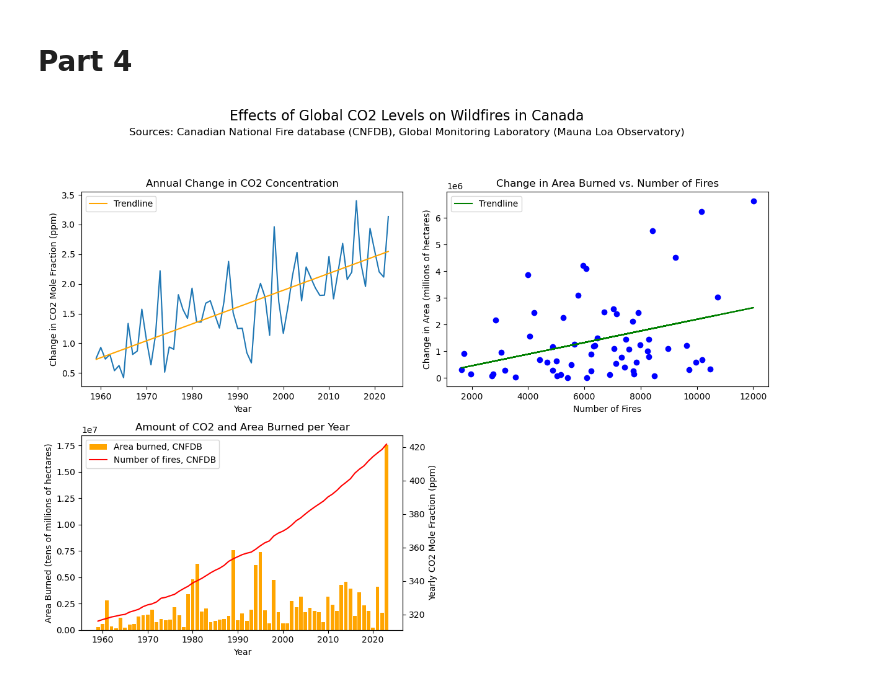
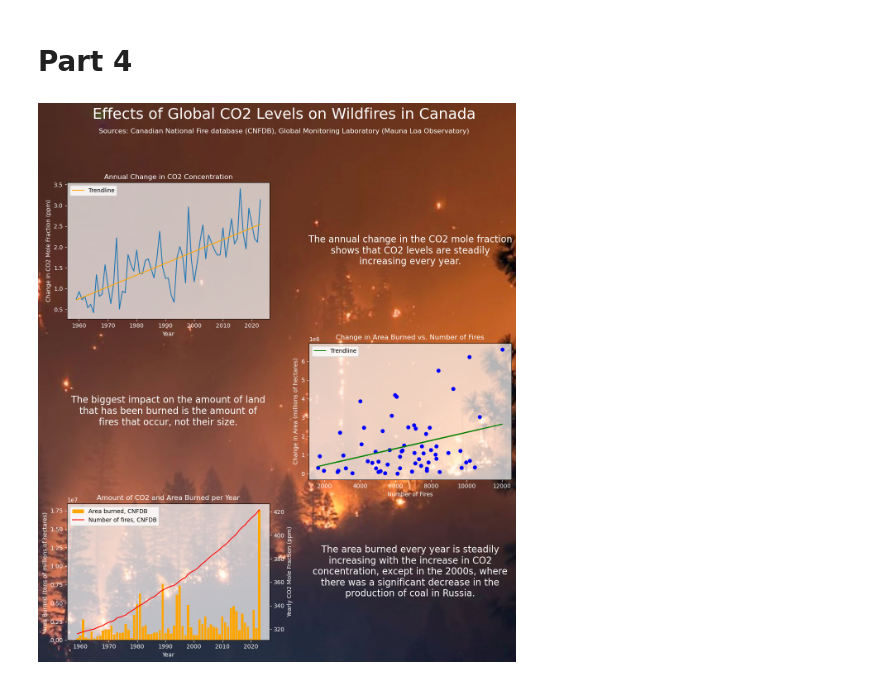
Before and after one commit to Ameridiem7903/ENDG310-Lab2, a Jupyter notebook: Lab2-data.ipynb, the cells around one changed output. Saved outputs shown, nothing was run; the diff lists cells and outputs as text; code cells hidden in the pictures.

Commit message:
Finished Infographic

```diff
--- a/Lab2-data.ipynb
+++ b/Lab2-data.ipynb
@@ -129,6 +129,7 @@ plt.show()
 # Part 4
 # %%
 import matplotlib.pyplot as plt
+import pandas as pd
 import numpy as np
 
 co2_data = pd.read_csv('Data/co2_mm_mlo.csv', comment = '#')
@@ -176,56 +177,79 @@ flipped_co2 = recent_co2[::-1]
 
 ###########################################################################################################################################
 
+plt.rcParams.update({'xtick.color': "white",
+                     'ytick.color': "white",
+                     'axes.labelcolor': "white"})
 # Create a figure with two rows and two columns of subplots
-bg_image = plt.imread('istockphoto-157384116-612x612.jpg')
-fig, axes = plt.subplots(nrows=2, ncols=2, figsize=(12, 8))
+bg_image = plt.imread('photo-1511027643875-5cbb0439c8f1.jpg')
+fig, axes = plt.subplots(nrows=3, ncols=2, figsize=(12, 12))
+fig.figimage(bg_image, zorder = -1)
+for ax in np.ravel(axes):
+    ax.patch.set_alpha(0.7)
 
 # First chart:
 axes[0, 0].plot(years, co2_difference)
 axes[0, 0].plot(years, predicted_values, label = 'Trendline', color = 'orange')
-axes[0, 0].set_title('Annual Change in CO2 Concentration')
+axes[0, 0].set_title('Annual Change in CO2 Concentration', color = 'white')
 axes[0, 0].set_xlabel('Year')
 axes[0, 0].set_ylabel('Change in CO2 Mole Fraction (ppm)')
 axes[0, 0].legend()
 
 # Second chart:
-axes[0, 1].scatter(fire_data, area_diff, color = 'blue')
-axes[0, 1].plot(fire_data, predicted_values2, label = 'Trendline', color = 'green')
-axes[0, 1].set_title('Change in Area Burned vs. Number of Fires')
-axes[0, 1].set_xlabel('Number of Fires')
-axes[0, 1].set_ylabel('Change in Area (millions of hectares)')
-axes[0, 1].legend()
+axes[1, 1].scatter(fire_data, area_diff, color = 'blue')
+axes[1, 1].plot(fire_data, predicted_values2, label = 'Trendline', color = 'green')
+axes[1, 1].set_title('Change in Area Burned vs. Number of Fires', color = 'white')
+axes[1, 1].set_xlabel('Number of Fires')
+axes[1, 1].set_ylabel('Change in Area (millions of hectares)')
+axes[1, 1].legend()
 
 # Third chart:
-ax3_0 = axes[1, 0]
+ax3_0 = axes[2, 0]
 ax3_1 = ax3_0.twinx()   # Create a secondary y-axis
-ax3_0.bar(data["YEAR"], data["TOTAL_HA"], color = 'orange', label = "Area burned, CNFDB")
+ax3_0.bar(wildfire_data["YEAR"], wildfire_data["TOTAL_HA"], color = 'orange', label = "Area burned, CNFDB")
 ax3_1.plot(wildfire_data["YEAR"], flipped_co2, color = 'red', label = "Number of fires, CNFDB")
-ax3_0.set_title('Amount of CO2 and Area Burned per Year')
+ax3_0.set_title('Amount of CO2 and Area Burned per Year', color = 'white')
 ax3_0.set_xlabel('Year')
 ax3_0.set_ylabel('Area Burned (tens of millions of hectares)')
 ax3_1.set_ylabel('Yearly CO2 Mole Fraction (ppm)')
 lines_0, labels_0 = ax3_0.get_legend_handles_labels()   # Add a legend for the dual y-axis chart
 lines_1, labels_1 = ax3_1.get_legend_handles_labels()
 ax3_0.legend(lines_0 + lines_1, labels_0 + labels_1, loc='upper left')
 
+# Text for analysing data
+co2_text = '''The annual change in the CO2 mole fraction
+shows that CO2 levels are steadily
+increasing every year.'''
+num_fires_text = '''The biggest impact on the amount of land
+that has been burned is the amount of
+fires that occur, not their size.'''
+fire_area_text = '''The area burned every year is steadily
+increasing with the increase in CO2
+concentration, except in the 2000s, where
+there was a significant decrease in the
+production of coal in Russia.'''
 # Hide the empty subplot in the lower right corner
-axes[1, 1].axis('off')
+axes[0, 1].axis('off')
+axes[0, 1].text(0.5, 0.5, co2_text, fontsize=16, ha='center', va='center', color='white')
+axes[1, 0].axis('off')
+axes[1, 0].text(0.5, 0.5, num_fires_text, fontsize=16, ha='center', va='center', color='white')
+axes[2, 1].axis('off')
+axes[2, 1].text(0.5, 0.5, fire_area_text, fontsize=16, ha='center', va='center', color='white')
 
 # Add text to the infographic
 text_x = 0.5  # X-coordinate for the text
 text_y = 1.1  # Y-coordinate for the text
-fig.text(text_x, text_y, 'Effects of Global CO2 Levels on Wildfires in Canada', fontsize=16, ha='center')
+fig.text(text_x, text_y, 'Effects of Global CO2 Levels on Wildfires in Canada', fontsize=26, ha='center', color = 'white')
 fig.text(text_x, text_y - 0.03, 'Sources: Canadian National Fire database (CNFDB), Global Monitoring Laboratory (Mauna Loa Observatory)',
-         fontsize=12, ha='center')
+         fontsize=12, ha='center', color = 'white')
 
 # Adjust spacing between subplots
 plt.tight_layout()
 
 # Save the infographic as an image (optional)
-# plt.savefig('infographic.png')
+plt.savefig('infographic.jpg')
 
 # Display the infographic
 plt.show()
 # %% [output]
-[figure, old version]
+[figure, new version]
```
Also changed, not shown: parts of 1 cell of this notebook, 1 other file.
